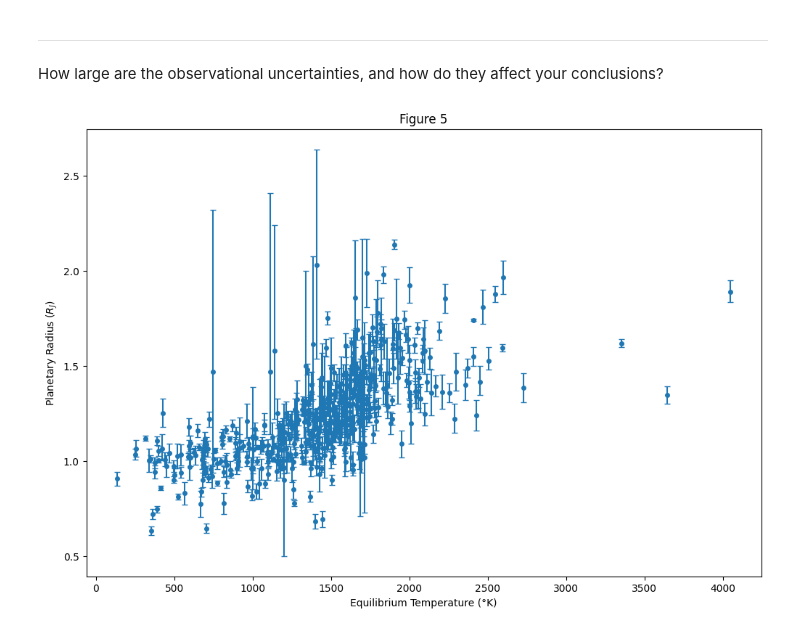
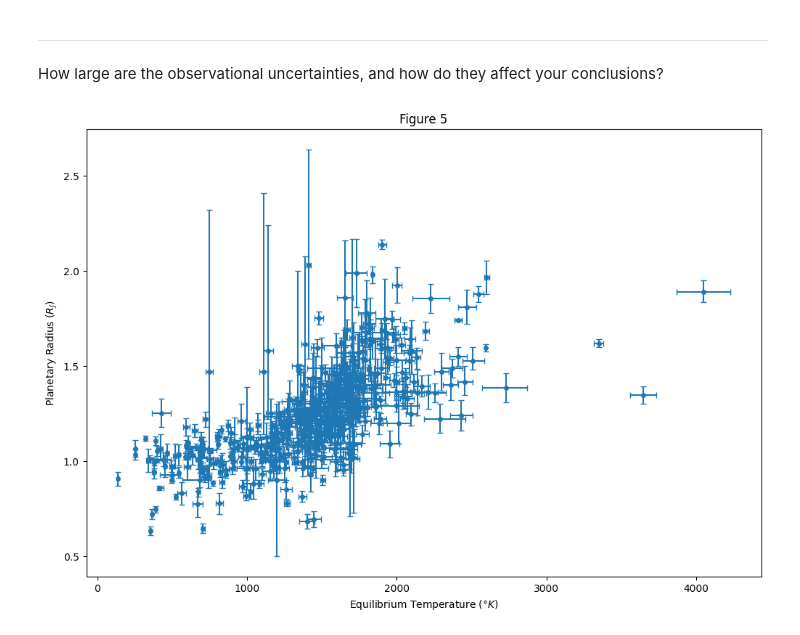
Before and after one commit to Macauley-Jones/PHYS2116_Comp_Assignment, a Jupyter notebook: Computational Assignment.ipynb, the cells around one changed output. Drawn from its saved outputs; the diff is of its cells as text; code cells hidden in the pictures.

```diff
--- a/Computational Assignment.ipynb
+++ b/Computational Assignment.ipynb
@@ -313,7 +320,7 @@ prerr = [radii_minus, radii_plus]
 # %%
 # This function has nice versatility in that it can plot errors in just one axis, or both at once by using the "None" value in the place of one error array.
 
-error_plot(temps, radii, "Equilibrium Temperature (°K)", "Planetary Radius ($R_{J}$)", None, prerr, 5)
+error_plot(temps, radii, "Equilibrium Temperature ($°K$)", "Planetary Radius ($R_{J}$)", terr, prerr, 5)
 # %% [output]
-[figure, old version]
+[figure, new version]
 # %% [markdown]
```
Also changed, not shown: parts of 10 cells of this notebook.
